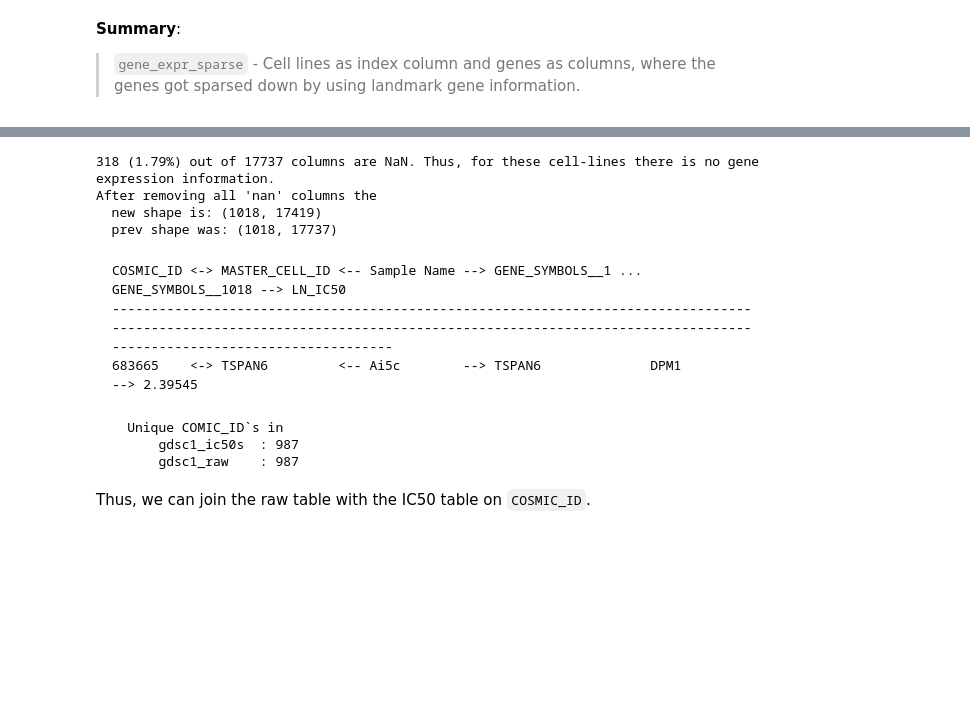
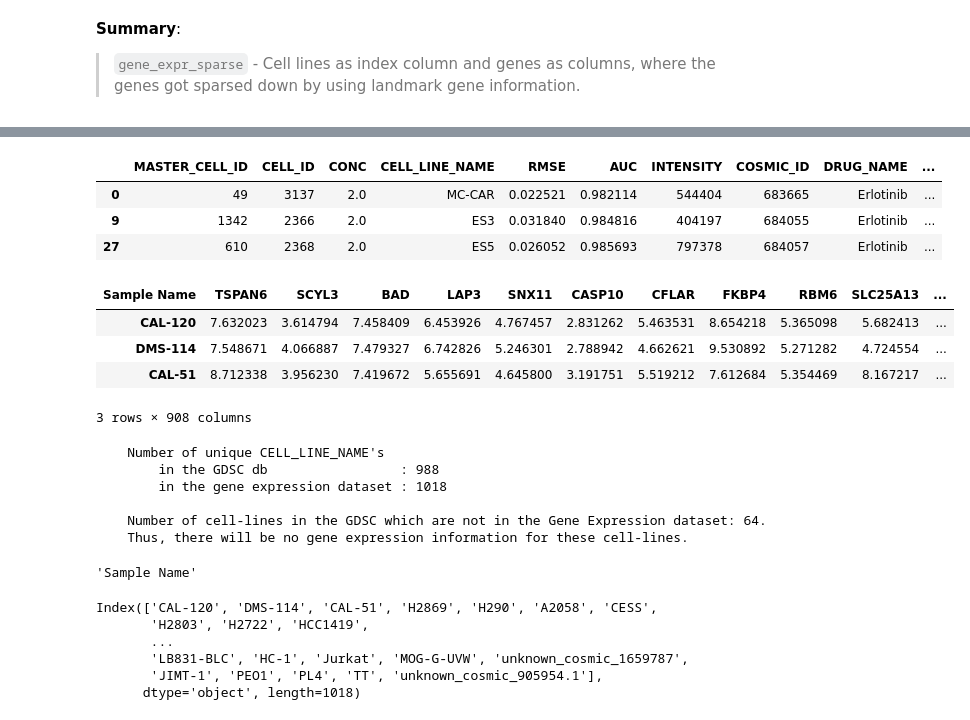
Before and after one commit to PeeteKeesel/gnn-for-drug-response-prediction, a Jupyter notebook: 02_GDSC_playground.ipynb, the cells around one changed output, grey strips where cells are left out. Cells and saved outputs as stored; diff of their text form; code cells hidden in the pictures; blank space fills up the shorter version.

````diff
--- a/02_GDSC_playground.ipynb
+++ b/02_GDSC_playground.ipynb
@@ -1122,30 +1077,0 @@ gdsc1_raw.head(3)
-# %%
-# Check for NaN columns, which corresponds to cell-lines for which there is no gene-expression information.
-nan_cols = [c for c in gene_expr.columns if c == 'nan'].__len__()
-tot_cols = gene_expr.columns.__len__()
-print(f"{nan_cols} ({100*nan_cols/tot_cols:2.2f}%) out of {tot_cols} columns are NaN. Thus, for these cell-lines there is no gene expression information.")
-
-# Remove NaN columns.
-gene_expr_nonnan = gene_expr.loc[:, gene_expr.columns != 'nan']
-print(f"After removing all 'nan' columns the \n  new shape is: {gene_expr_nonnan.shape}\n  prev shape was: {gene_expr.shape}")
-# %% [output]
-318 (1.79%) out of 17737 columns are NaN. Thus, for these cell-lines there is no gene expression information.
-After removing all 'nan' columns the
-  new shape is: (1018, 17419)
-  prev shape was: (1018, 17737)
-# %% [markdown]
-```
-COSMIC_ID <-> MASTER_CELL_ID <-- Sample Name --> GENE_SYMBOLS__1 ... GENE_SYMBOLS__1018 --> LN_IC50
---------------------------------------------------------------------------------------------------------------------------------------------------------------------------------------------------------
-683665    <-> TSPAN6         <-- Ai5c        --> TSPAN6              DPM1               --> 2.39545
-```
-# %%
-print(f"""
-    Unique COMIC_ID`s in
-        gdsc1_ic50s  : {np.unique(gdsc1_ic50s.COSMIC_ID).__len__()}
-        gdsc1_raw    : {np.unique(gdsc1_raw.COSMIC_ID).__len__()}
-""")
-# %% [output]
-    Unique COMIC_ID`s in
-        gdsc1_ic50s  : 987
-        gdsc1_raw    : 987
@@ -1154,2 +1078,47 @@ assert not set(np.unique(gdsc1_raw.COSMIC_ID)) - set(np.unique(gdsc1_ic50s.COSMI
-# %% [markdown]
-Thus, we can join the raw table with the IC50 table on `COSMIC_ID`.
+# %%
+gdsc_v2.head(3)
+# %% [output]
+|  | MASTER_CELL_ID | CELL_ID | CONC | CELL_LINE_NAME | RMSE | AUC | INTENSITY | COSMIC_ID | DRUG_NAME | ... |
+| 0 | 49 | 3137 | 2.0 | MC-CAR | 0.022521 | 0.982114 | 544404 | 683665 | Erlotinib | ... |
+| 9 | 1342 | 2366 | 2.0 | ES3 | 0.031840 | 0.984816 | 404197 | 684055 | Erlotinib | ... |
+| 27 | 610 | 2368 | 2.0 | ES5 | 0.026052 | 0.985693 | 797378 | 684057 | Erlotinib | ... |
+# %%
+gene_expr_sparse.head(3)
+# %% [output]
+| Sample Name | TSPAN6 | SCYL3 | BAD | LAP3 | SNX11 | CASP10 | CFLAR | FKBP4 | RBM6 | SLC25A13 | ... |
+| CAL-120 | 7.632023 | 3.614794 | 7.458409 | 6.453926 | 4.767457 | 2.831262 | 5.463531 | 8.654218 | 5.365098 | 5.682413 | ... |
+| DMS-114 | 7.548671 | 4.066887 | 7.479327 | 6.742826 | 5.246301 | 2.788942 | 4.662621 | 9.530892 | 5.271282 | 4.724554 | ... |
+| CAL-51 | 8.712338 | 3.956230 | 7.419672 | 5.655691 | 4.645800 | 3.191751 | 5.519212 | 7.612684 | 5.354469 | 8.167217 | ... |
+3 rows × 908 columns
+# %%
+col = 'CELL_LINE_NAME'
+
+uniq_gdsc, uniq_gene_expr = np.unique(gdsc_v2[col]), np.unique(gene_expr_sparse.index)
+print(f"""
+    Number of unique {col}'s
+        in the GDSC db                 : {len(uniq_gdsc)}
+        in the gene expression dataset : {len(uniq_gene_expr)}
+
+    Number of cell-lines in the GDSC which are not in the Gene Expression dataset: {len(set(uniq_gdsc) - set(uniq_gene_expr))}.
+    Thus, there will be no gene expression information for these cell-lines.
+""")
+# %% [output]
+    Number of unique CELL_LINE_NAME's
+        in the GDSC db                 : 988
+        in the gene expression dataset : 1018
+
+    Number of cell-lines in the GDSC which are not in the Gene Expression dataset: 64.
+    Thus, there will be no gene expression information for these cell-lines.
+# %%
+gene_expr_sparse.columns.name
+# %% [output]
+'Sample Name'
+# %%
+gene_expr_sparse.index
+# %% [output]
+Index(['CAL-120', 'DMS-114', 'CAL-51', 'H2869', 'H290', 'A2058', 'CESS',
+       'H2803', 'H2722', 'HCC1419',
+       ...
+       'LB831-BLC', 'HC-1', 'Jurkat', 'MOG-G-UVW', 'unknown_cosmic_1659787',
+       'JIMT-1', 'PEO1', 'PL4', 'TT', 'unknown_cosmic_905954.1'],
+      dtype='object', length=1018)
````
Also changed, not shown: parts of 16 cells of this notebook.
